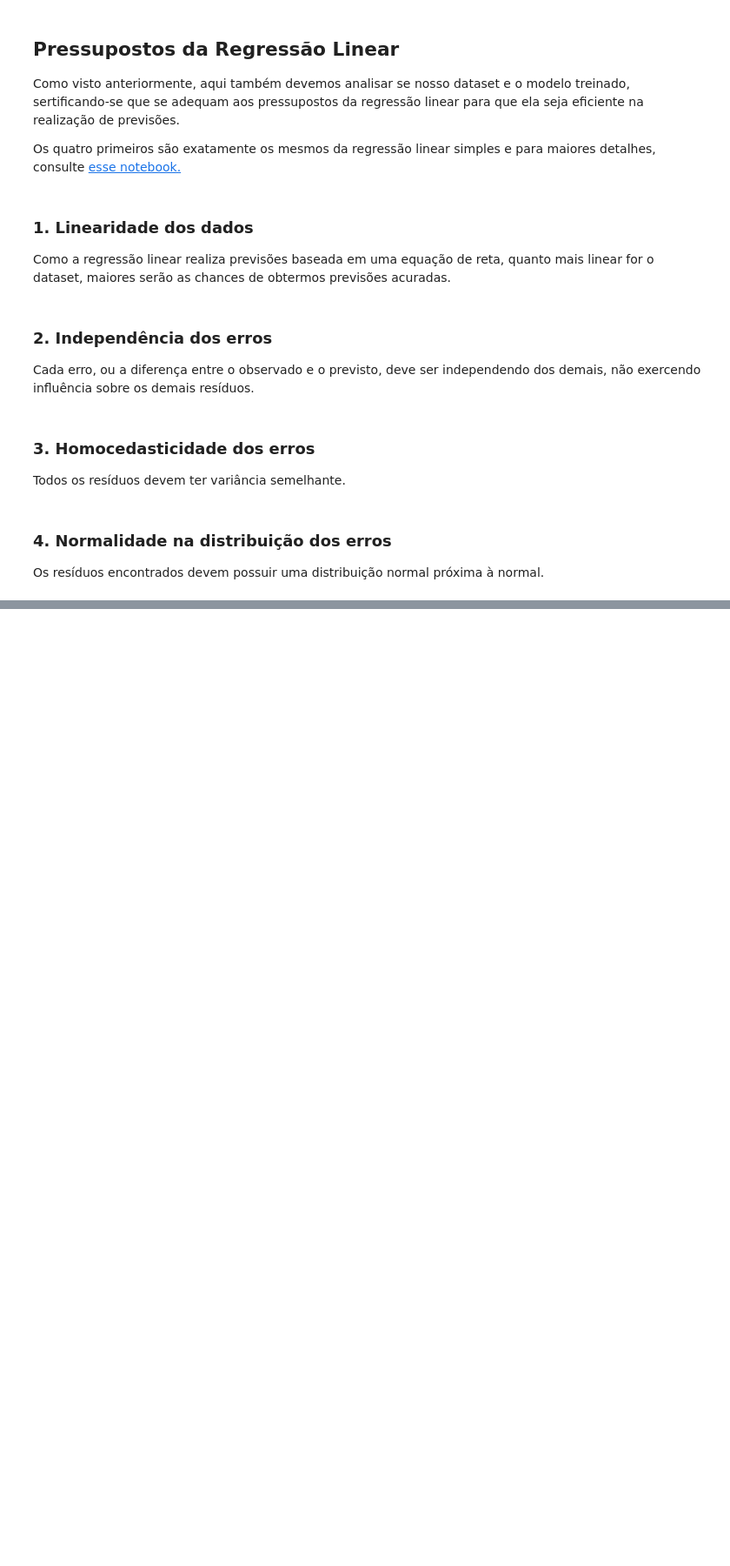
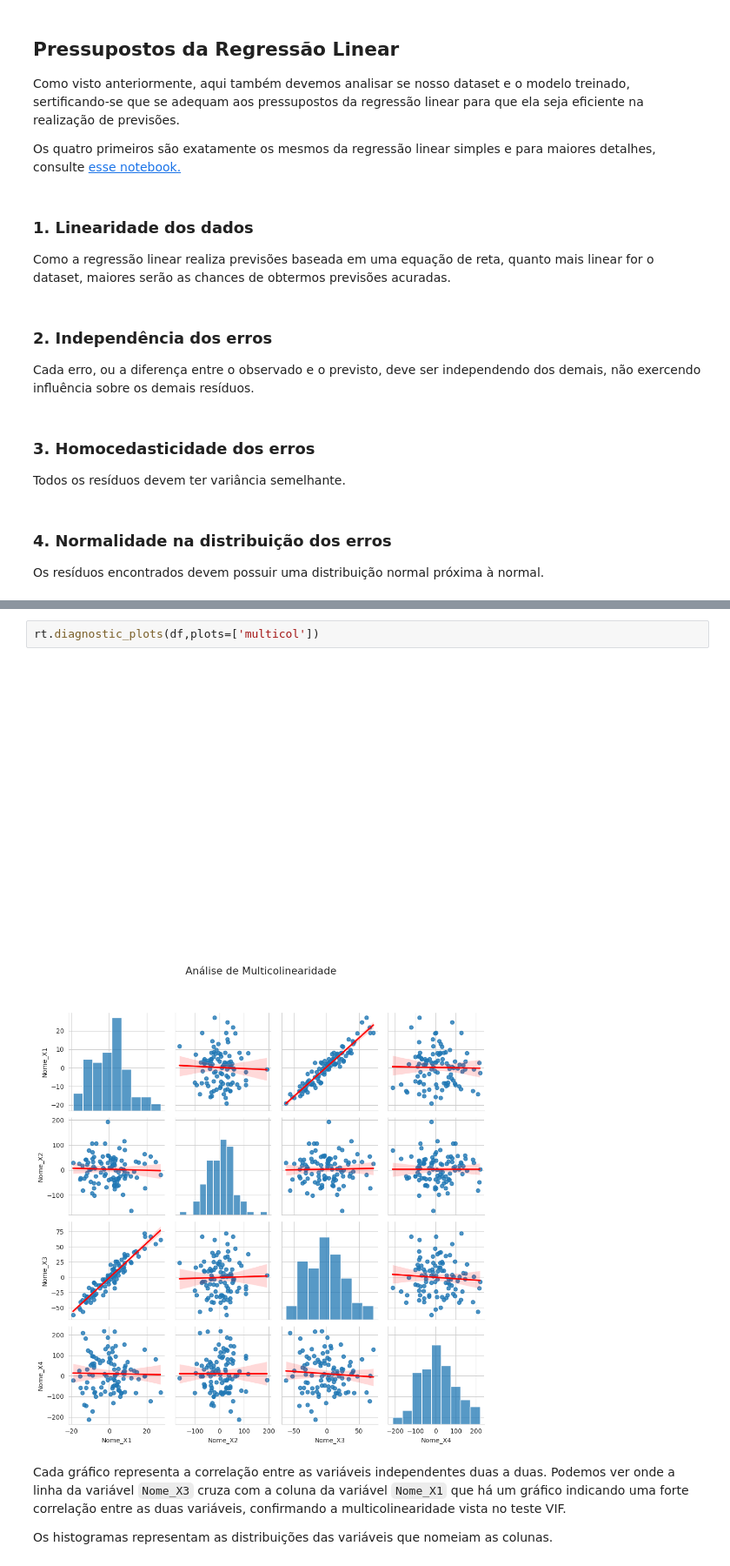
Before and after one commit to cfreis/machine_learning, a Jupyter notebook: colabs/reg_lin_multipla.ipynb, the cells around one changed output, grey strips where cells are left out. Shown: that part at 87% size. Saved outputs shown, nothing was run; the diff lists cells and outputs as text; blank space fills up the shorter version.

````diff
--- a/colabs/reg_lin_multipla.ipynb
+++ b/colabs/reg_lin_multipla.ipynb
@@ -177,0 +247,9 @@ Sem multicolinearidade
+# %%
+rt.diagnostic_plots(df,plots=['multicol'])
+# %% [output]
+[figure, added]
+[figure, added]
+# %% [markdown]
+Cada gráfico representa a correlação entre as variáveis independentes duas a duas. Podemos ver onde a linha da variável ```Nome_X3``` cruza com a coluna da variável ```Nome_X1``` que há um gráfico indicando uma forte correlação entre as duas variáveis, confirmando a multicolinearidade vista no teste VIF.
+
+Os histogramas representam as distribuições das variáveis que nomeiam as colunas.
````
Also changed, not shown: parts of 29 cells of this notebook.
